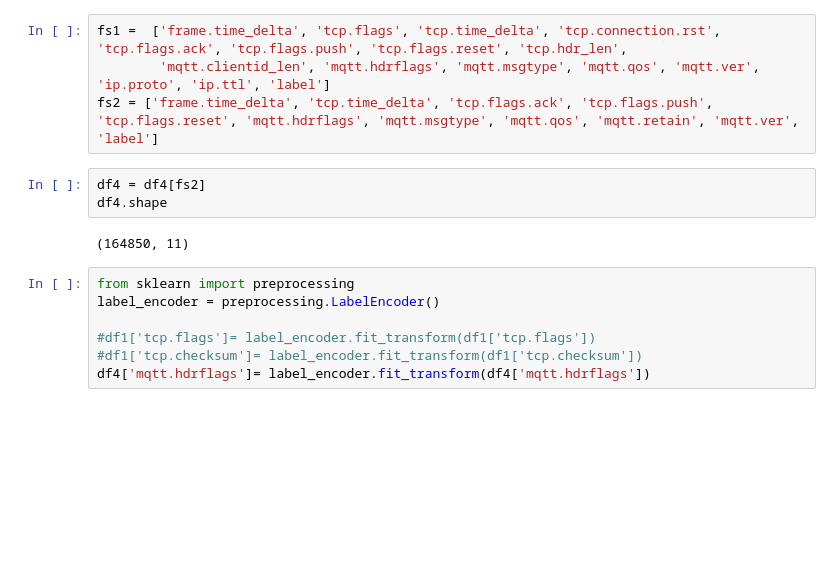
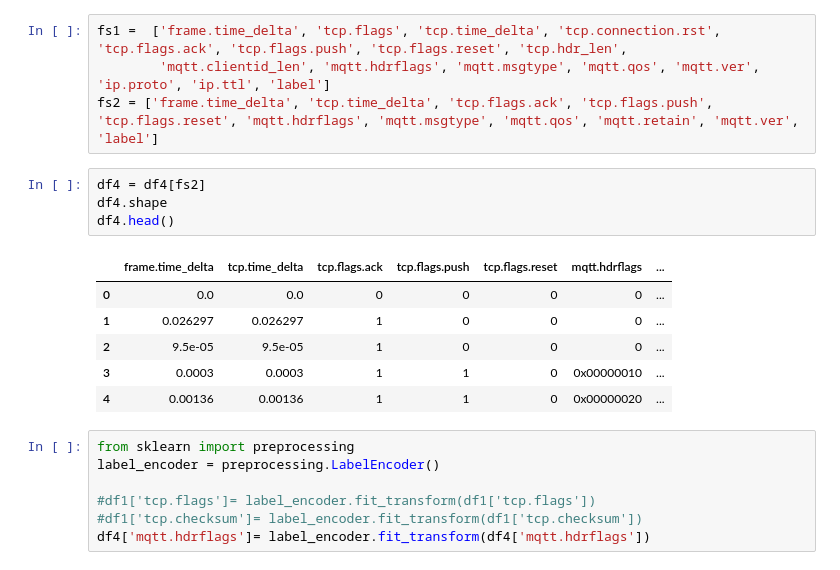
Before and after one commit to sumaiyababar/Agentless-Security-Approach-For-Iot-Devices, a Jupyter notebook: FeautureSelectionFYP.ipynb, the cells around one changed output. Cells and saved outputs as stored; diff of their text form; blank space fills up the shorter version.

```diff
--- a/FeautureSelectionFYP.ipynb
+++ b/FeautureSelectionFYP.ipynb
@@ -106,8 +200,14 @@ fs2 = ['frame.time_delta', 'tcp.time_delta', 'tcp.flags.ack', 'tcp.flags.push',
 # %%
 df4 = df4[fs2]
 df4.shape
+df4.head()
 # %% [output]
-(164850, 11)
+|  | frame.time_delta | tcp.time_delta | tcp.flags.ack | tcp.flags.push | tcp.flags.reset | mqtt.hdrflags | ... |
+| 0 | 0.0 | 0.0 | 0 | 0 | 0 | 0 | ... |
+| 1 | 0.026297 | 0.026297 | 1 | 0 | 0 | 0 | ... |
+| 2 | 9.5e-05 | 9.5e-05 | 1 | 0 | 0 | 0 | ... |
+| 3 | 0.0003 | 0.0003 | 1 | 1 | 0 | 0x00000010 | ... |
+| 4 | 0.00136 | 0.00136 | 1 | 1 | 0 | 0x00000020 | ... |
 # %%
 from sklearn import preprocessing
 label_encoder = preprocessing.LabelEncoder()
```
Also changed, not shown: parts of 23 cells of this notebook.
